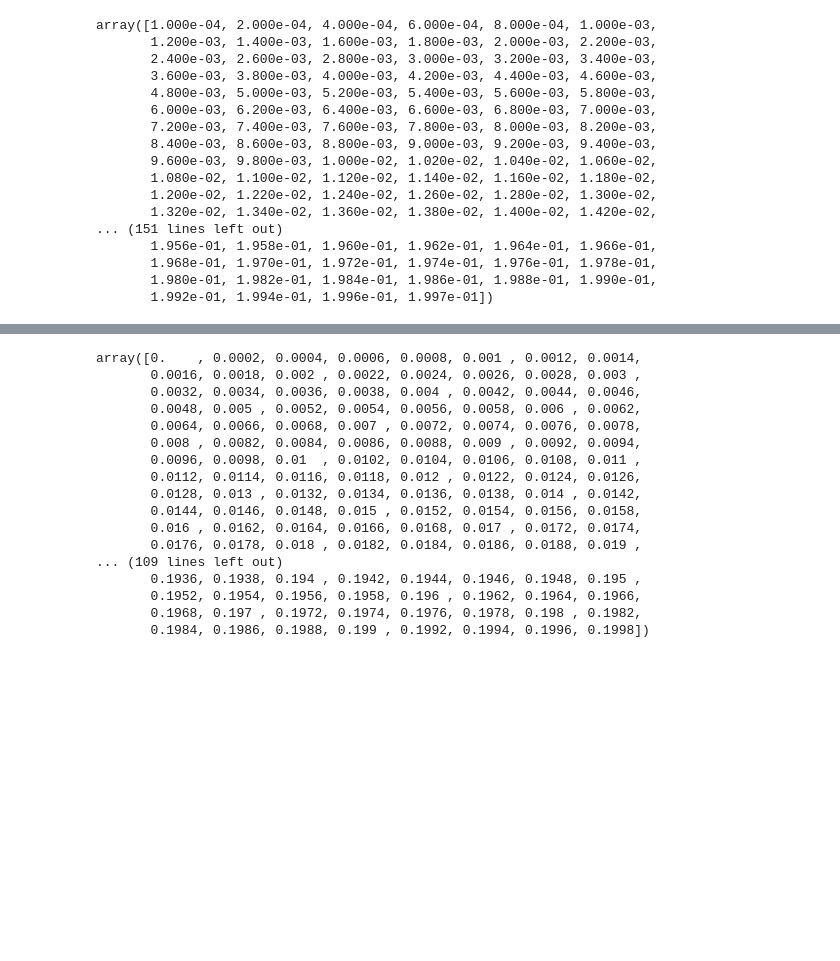
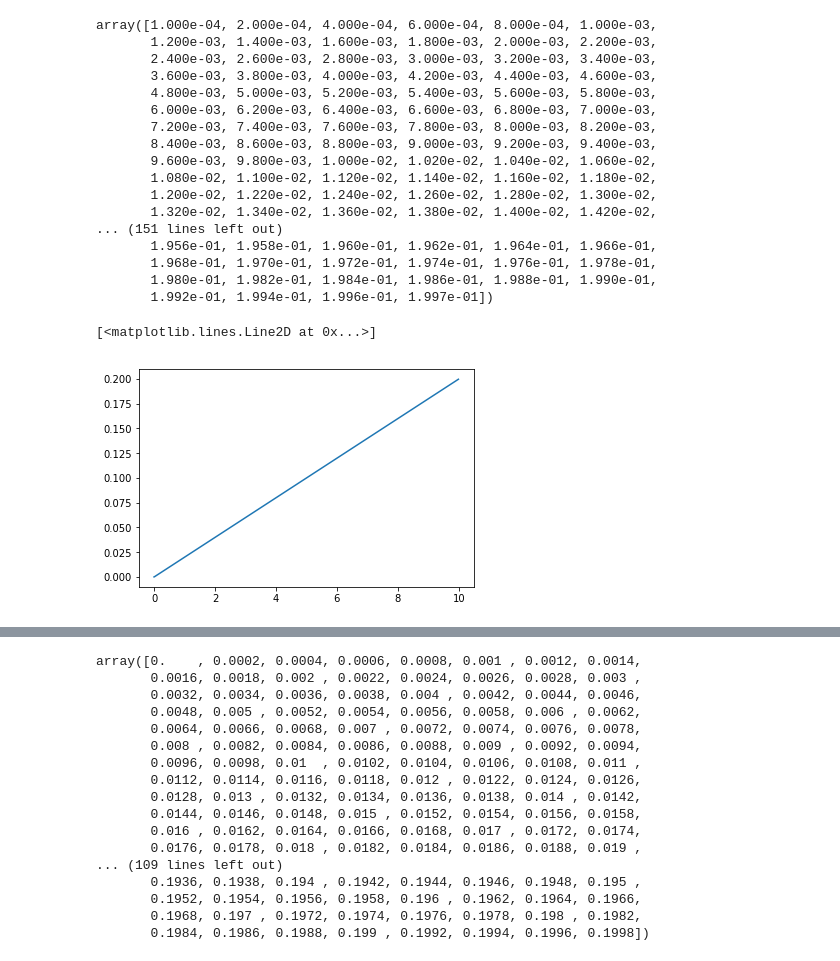
Before and after one commit to zerosum99/tensor_study, a Jupyter notebook: 미분구하기.ipynb, the cells around one changed output, grey strips where cells are left out. Drawn from its saved outputs; the diff is of its cells as text; code cells hidden in the pictures; blank space fills up the shorter version.

```diff
--- a/미분구하기.ipynb
+++ b/미분구하기.ipynb
@@ -83,6 +88,11 @@ array([1.000e-04, 2.000e-04, 4.000e-04, 6.000e-04, 8.000e-04, 1.000e-03,
        1.968e-01, 1.970e-01, 1.972e-01, 1.974e-01, 1.976e-01, 1.978e-01,
        1.980e-01, 1.982e-01, 1.984e-01, 1.986e-01, 1.988e-01, 1.990e-01,
        1.992e-01, 1.994e-01, 1.996e-01, 1.997e-01])
+# %%
+plt.plot(x, np.gradient(f,edge_order=1 ), label="f1(x)")
+# %% [output]
+[<matplotlib.lines.Line2D at 0x...>]
+[figure, added]
 # %%
 plt.plot(x, f1(x), label="f1(x)")
 plt.plot(x, np.gradient(f,1 ), label="f1(x)_derivative")
```
Also changed, not shown: parts of 12 cells of this notebook, 1 other file.
